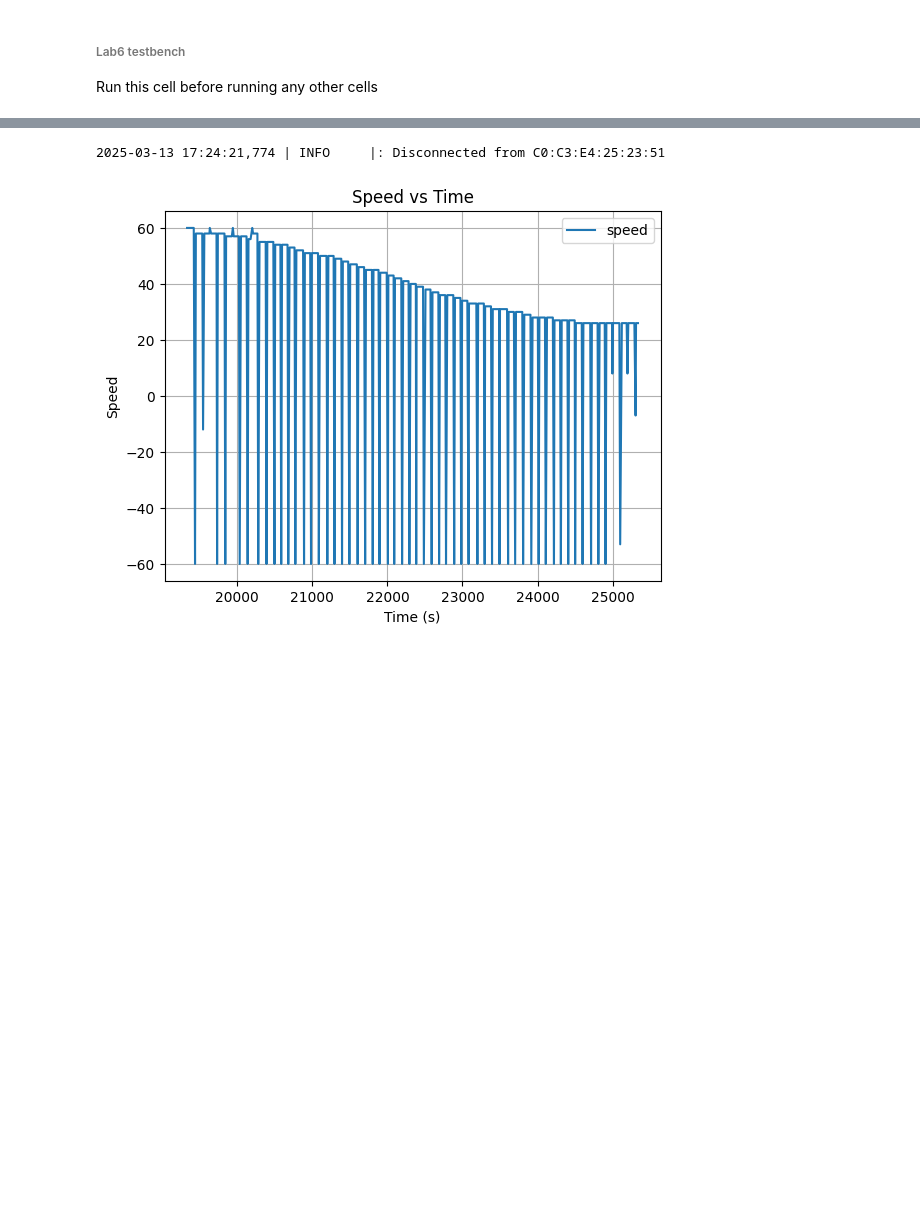
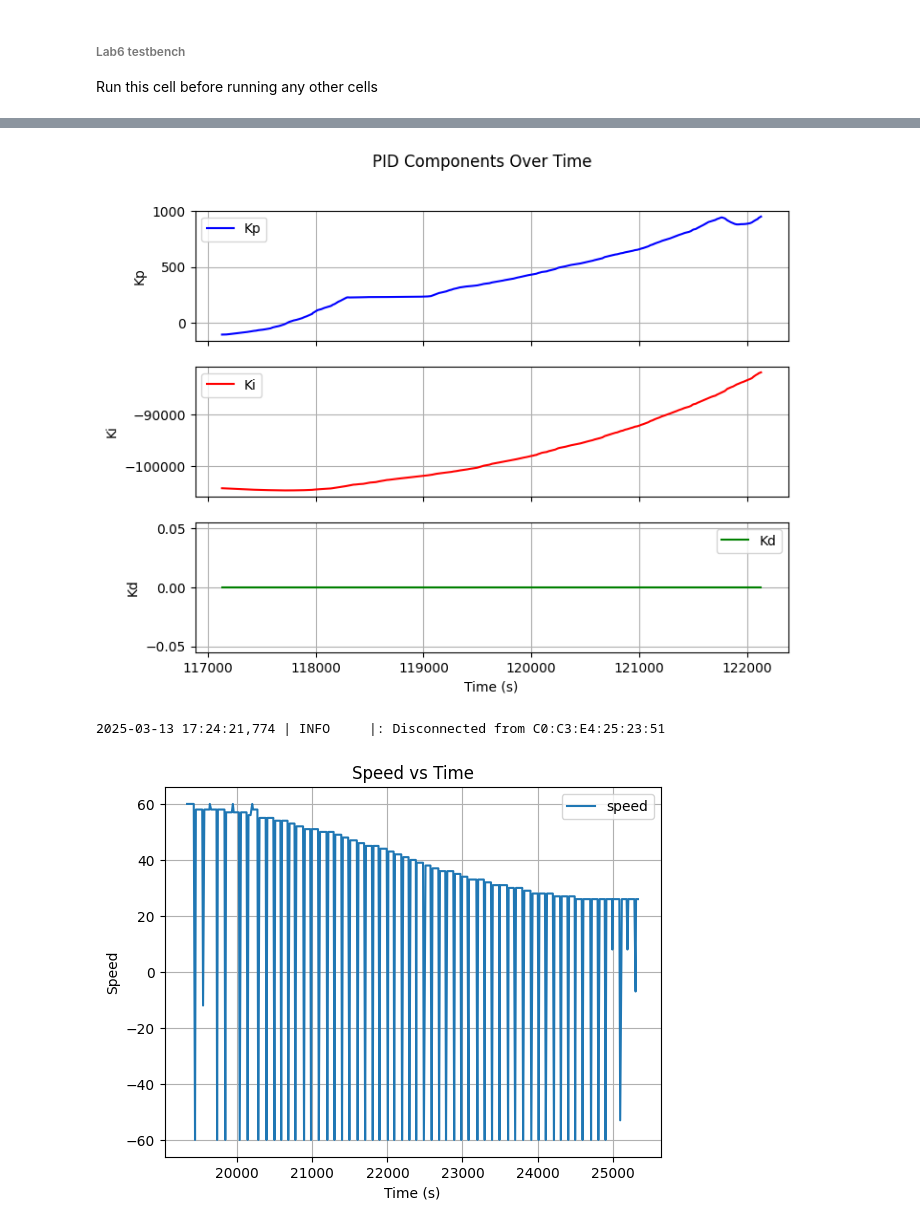
Before and after one commit to IvannnHuang/IvannnHuang.github.io, a Jupyter notebook: Lab6/pid_orien_python/demo.ipynb, the cells around one changed output, grey strips where cells are left out. Cells and saved outputs as stored; diff of their text form; code cells hidden in the pictures; blank space fills up the shorter version.

```diff
--- a/Lab6/pid_orien_python/demo.ipynb
+++ b/Lab6/pid_orien_python/demo.ipynb
@@ -115,3 +99,28 @@ plt.show()
+# %%
+import matplotlib.pyplot as plt
+
+fig, axes = plt.subplots(3, 1, figsize=(8, 6), sharex=True)  # Create 3 subplots
+
+axes[0].plot(time, kp, color='b', label='Kp')
+axes[0].set_ylabel('Kp')
+axes[0].legend()
+axes[0].grid()
+
+axes[1].plot(time, ki, color='r', label='Ki')
+axes[1].set_ylabel('Ki')
+axes[1].legend()
+axes[1].grid()
+
+axes[2].plot(time[:], kd[:], color='g', label='Kd')
+axes[2].set_ylabel('Kd')
+axes[2].set_xlabel('Time (s)')
+axes[2].legend()
+axes[2].grid()
+
+plt.suptitle('PID Components Over Time')
+plt.show()
+# %% [output]
+[figure, added]
 # %%
 ble.send_command(CMD.PID_ORIEN_CONTROL, "20|2|0.005|100|50")
 time.sleep(3)
```
Also changed, not shown: parts of 15 cells of this notebook, 3 other files.
